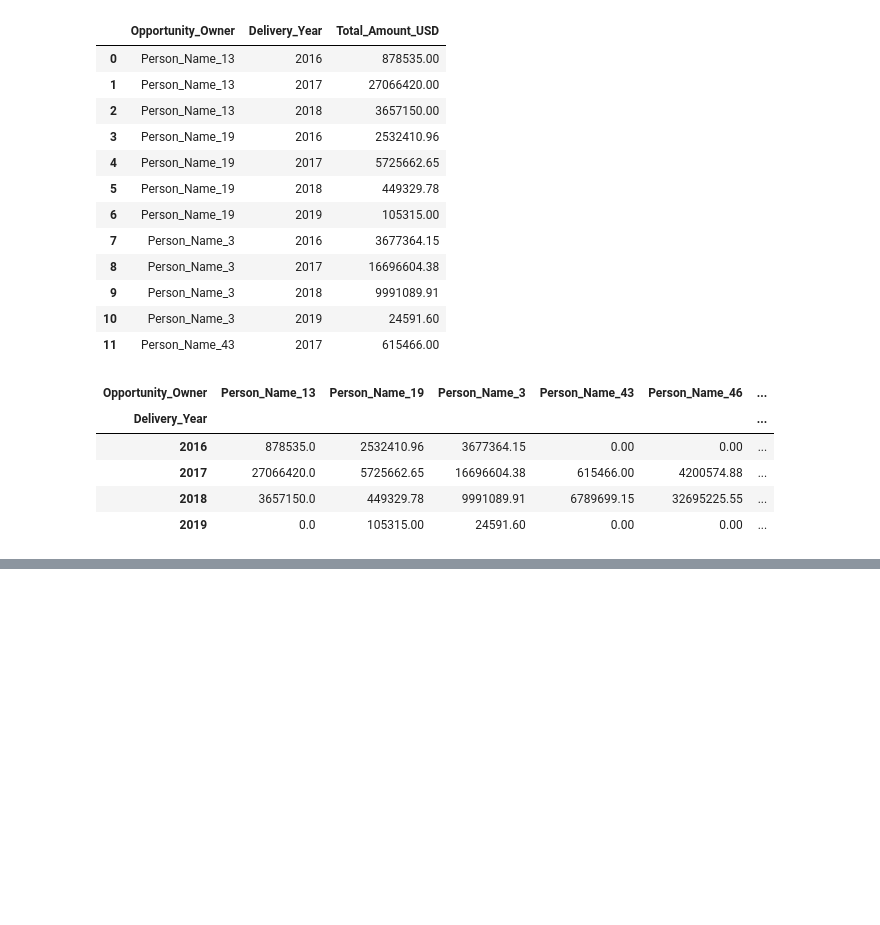
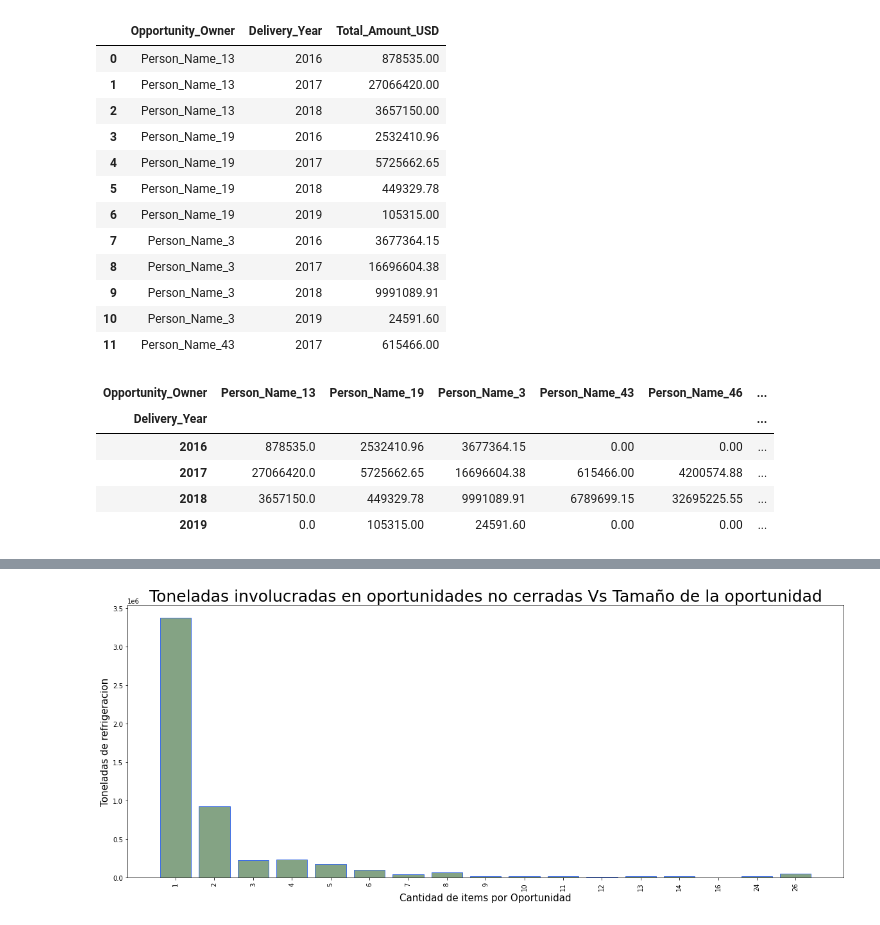
Before and after one commit to ariel55/summerdata_visuchallenge, a Jupyter notebook: 001VisuChallenge_analisis_columnas.ipynb, the cells around one changed output, grey strips where cells are left out. Drawn from its saved outputs; the diff is of its cells as text; code cells hidden in the pictures; blank space fills up the shorter version.

Commit message:
Add Visu #6. TRF, cantidad de items por oportunidad y stage!='closed won'

```diff
--- a/001VisuChallenge_analisis_columnas.ipynb
+++ b/001VisuChallenge_analisis_columnas.ipynb
@@ -800,0 +833,6 @@ Text(0.5, 1.0, 'Los mejores 10 vendedores sin fuente de creación de oportunidad
+# %%
+data['Opportunity_Name_Count_items'] = data.groupby('Opportunity_Name')['Opportunity_Name'].transform('count')
+data['Opportunity_Name_Total_TRF'] = data.groupby('TRF')['TRF'].transform('sum')
+data2 = data[['Opportunity_Name','Opportunity_Name_Count_items','Opportunity_Name_Total_TRF']].loc[data['Stage'] != 'Closed Won']
+data3 = data2.groupby('Opportunity_Name_Count_items')['Opportunity_Name_Total_TRF'].agg('sum').to_frame().reset_index()
+data3
@@ -800,0 +858,27 @@ Text(0.5, 1.0, 'Los mejores 10 vendedores sin fuente de creación de oportunidad
+# %%
+#data.hist(column='Opportunity_Name_Count_items')
+plt.figure(figsize=(20,10))
+
+height = list(data3["Opportunity_Name_Total_TRF"])
+
+bars = list(data3["Opportunity_Name_Count_items"])
+y_pos = np.arange(len(bars))
+
+# Create bars
+plt.bar(y_pos, height, color=(0.2, 0.4, 0.2, 0.6), edgecolor=(0.2, 0.4, 0.9, 0.9))
+
+# Rotation of the bars names
+plt.xticks(y_pos, bars, rotation=90)
+
+# Custom the subplot layout
+plt.subplots_adjust(bottom=0.4, top=0.99)
+plt.xlabel('Cantidad de items por Oportunidad',fontsize=15)
+plt.ylabel('Toneladas de refrigeracion',fontsize=15)
+plt.title("Toneladas involucradas en oportunidades no cerradas Vs Tamaño de la oportunidad",fontsize=25)
+
+plt.savefig('/content/drive/My Drive/Datos/TP1/visualizaciones_img/visualizacion_06.png')
+
+# Show graphic
+plt.show()
+# %% [output]
+[figure, added]
```
Also changed, not shown: parts of 13 cells of this notebook.
